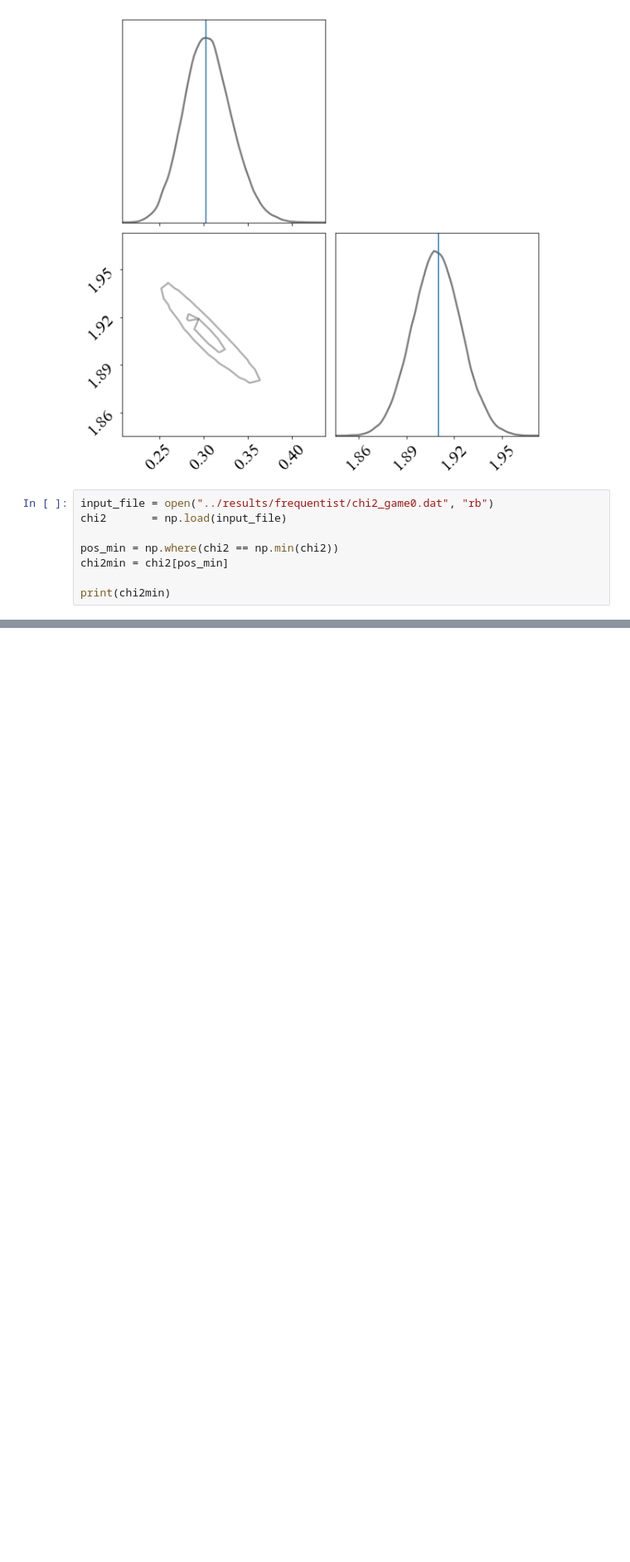
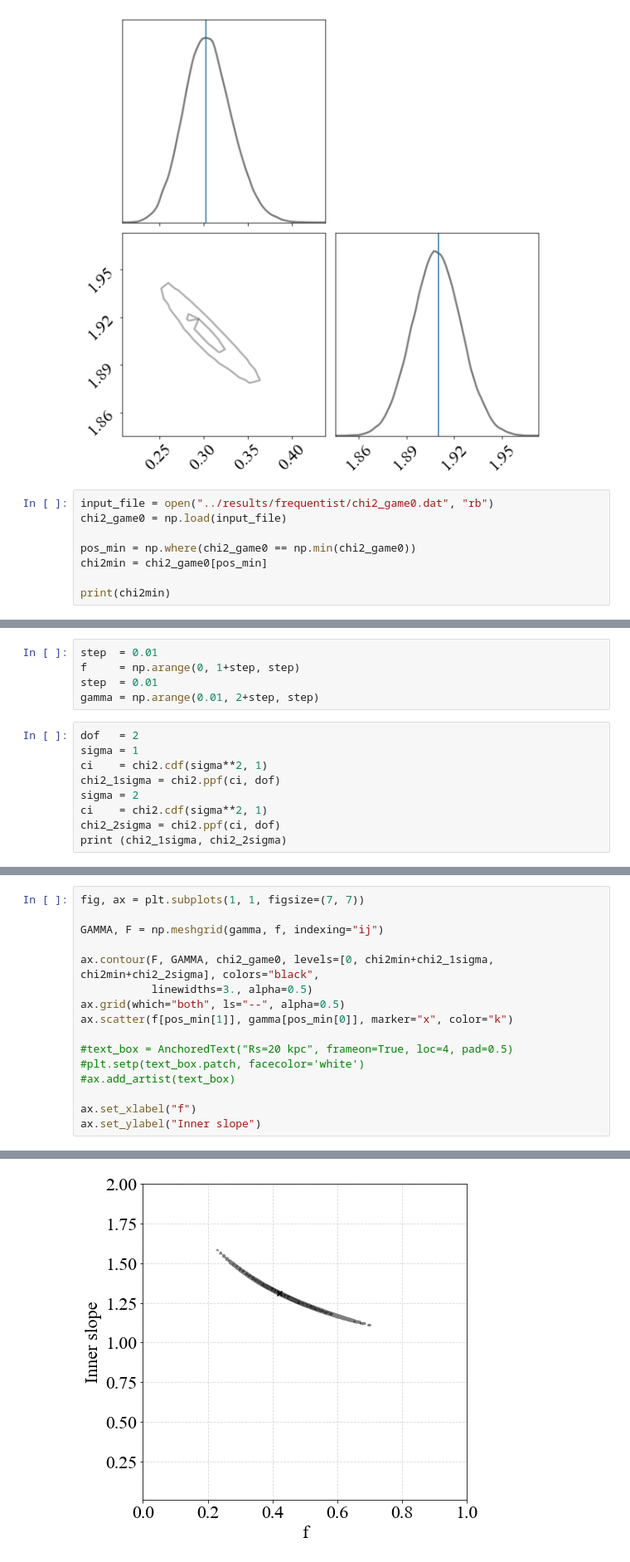
Before and after one commit to SvPoder/exoplanets, a Jupyter notebook: jupyter-notebook/testing.ipynb, the cells around one changed output, grey strips where cells are left out. Shown at 83% size. Drawn from its saved outputs; the diff is of its cells as text; blank space fills up the shorter version.

```diff
--- a/jupyter-notebook/testing.ipynb
+++ b/jupyter-notebook/testing.ipynb
@@ -663,10 +665,10 @@ axes[1, 1].axvline(ML[1])
 [figure]
 # %%
 input_file = open("../results/frequentist/chi2_game0.dat", "rb")
-chi2       = np.load(input_file)
+chi2_game0 = np.load(input_file)
 
-pos_min = np.where(chi2 == np.min(chi2))
-chi2min = chi2[pos_min]
+pos_min = np.where(chi2_game0 == np.min(chi2_game0))
+chi2min = chi2_game0[pos_min]
 
 print(chi2min)
 # %% [output]
@@ -673,0 +676,14 @@ print(chi2min)
+# %%
+step  = 0.01
+f     = np.arange(0, 1+step, step)
+step  = 0.01
+gamma = np.arange(0.01, 2+step, step)
+# %%
+dof   = 2
+sigma = 1
+ci    = chi2.cdf(sigma**2, 1)
+chi2_1sigma = chi2.ppf(ci, dof)
+sigma = 2
+ci    = chi2.cdf(sigma**2, 1)
+chi2_2sigma = chi2.ppf(ci, dof)
+print (chi2_1sigma, chi2_2sigma)
@@ -673,0 +692,17 @@ print(chi2min)
+# %%
+fig, ax = plt.subplots(1, 1, figsize=(7, 7))
+
+GAMMA, F = np.meshgrid(gamma, f, indexing="ij")
+
+ax.contour(F, GAMMA, chi2_game0, levels=[0, chi2min+chi2_1sigma, chi2min+chi2_2sigma], colors="black",
+           linewidths=3., alpha=0.5)
+ax.grid(which="both", ls="--", alpha=0.5)
+ax.scatter(f[pos_min[1]], gamma[pos_min[0]], marker="x", color="k")
+
+#text_box = AnchoredText("Rs=20 kpc", frameon=True, loc=4, pad=0.5)
+#plt.setp(text_box.patch, facecolor='white')
+#ax.add_artist(text_box)
+
+ax.set_xlabel("f")
+ax.set_ylabel("Inner slope")
+# %% [output]
@@ -673,0 +710 @@ print(chi2min)
+[figure, added]
```
Also changed, not shown: parts of 10 cells of this notebook, 2 other files.
